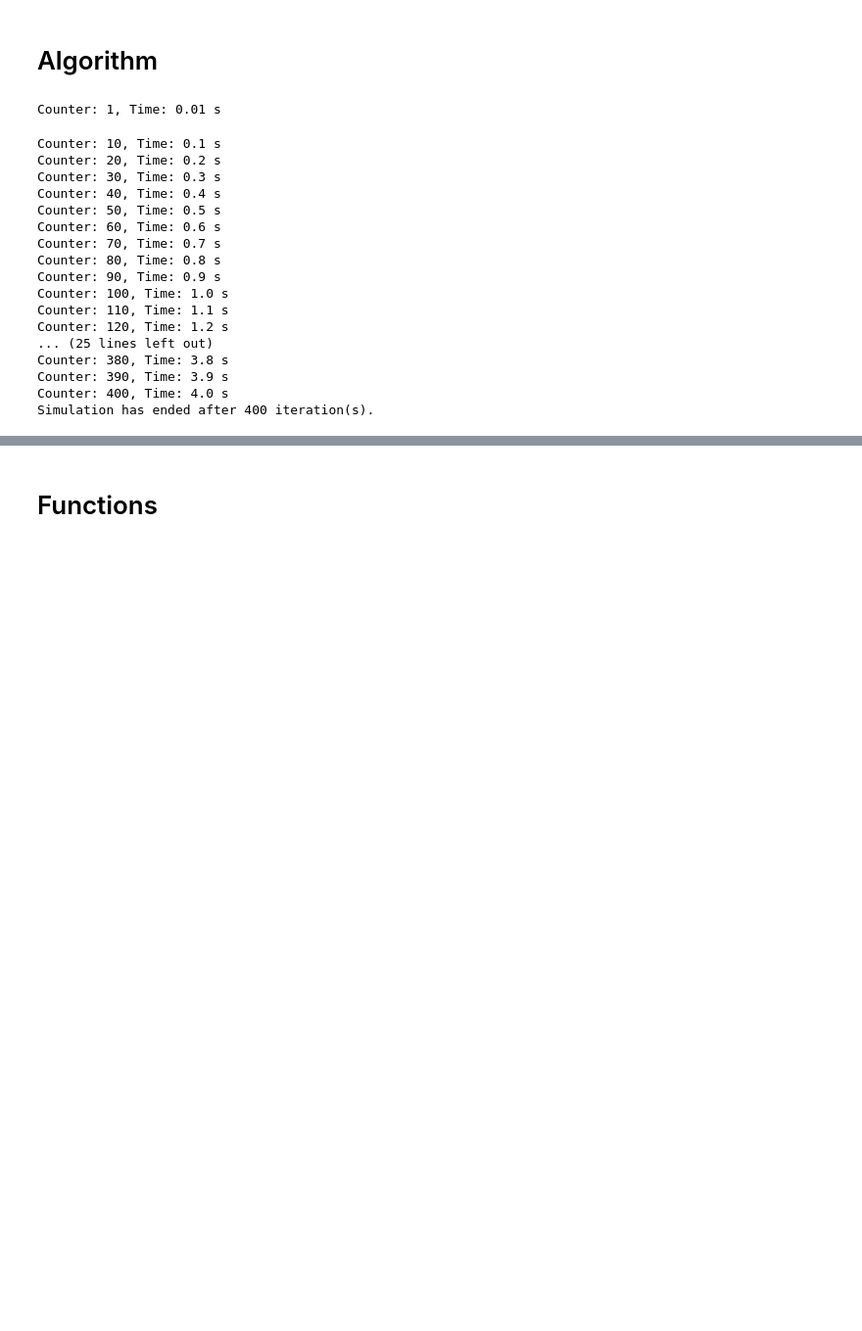
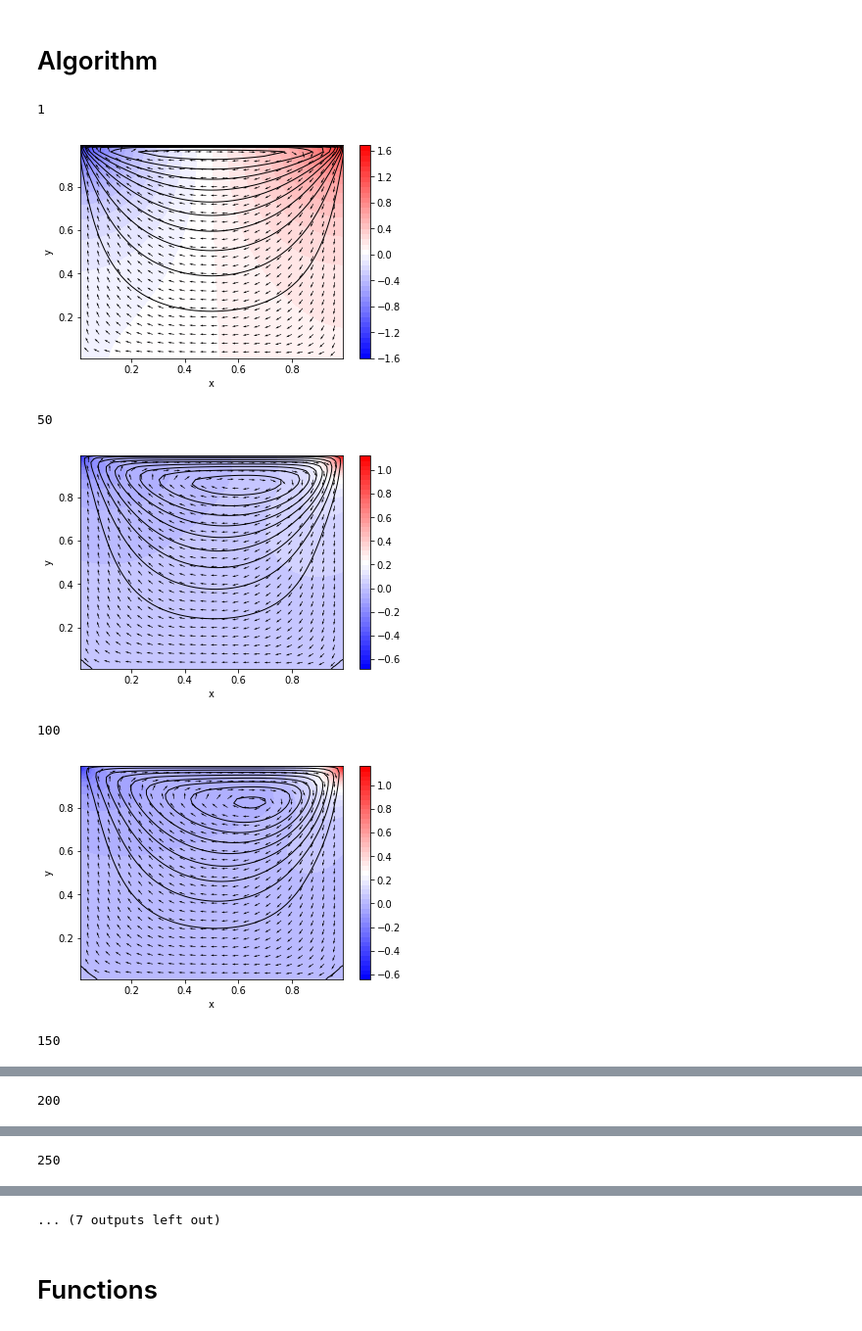
Before and after one commit to VHeusinkveld/2D_Incompressible_NV_Solver-CP4, a Jupyter notebook: navier_stokes.ipynb, the cells around one changed output, grey strips where cells are left out. Shown: that part at 98% size. Drawn from its saved outputs; the diff is of its cells as text; code cells hidden in the pictures; blank space fills up the shorter version.

```diff
--- a/navier_stokes.ipynb
+++ b/navier_stokes.ipynb
@@ -13,6 +13,8 @@ import scipy.sparse.linalg as spala
 
 from types import SimpleNamespace
 
+from constants import *
+
 # Initial conditions
 const = SimpleNamespace() # Proposal const -> cst
 par = SimpleNamespace()
@@ -25,12 +27,11 @@ const.ly = 1        # height of box
 const.nx = 50       # number of x-gridpoints
 const.ny = 50       # number of y-gridpoints
 const.nsteps = 10   # number of steps with graphic output
+const.lx = 1        # width of box
+const.ly = 1        # height of box
 
 const.rho_arrow = 20 # Density of arrows in quiver plot per unit length l
-const.rho_arrowx = int(np.max((np.round(const.nx/(const.rho_arrow*const.lx)), 1)))
-const.rho_arrowy = int(np.max((np.round(const.ny/(const.rho_arrow*const.ly)), 1)))
-const.nt = np.ceil(const.tf/const.dt)
-const.dt = const.tf/const.nt;
+const = constants(const)
 
 # Constuct grid
 const.x, const.y = np.linspace(0, const.lx, const.nx+1), np.linspace(0, const.ly, const.ny+1)
@@ -72,7 +73,7 @@ Lv = spa.eye((const.ny-1)*const.nx) + \
      spa.kron(laplace_m(const.ny-1, const.hy, 2), spa.eye(const.nx)))
 Lq = spa.kron(spa.eye(const.ny-1), laplace_m(const.nx-1, const.hx, 2)) +\
      spa.kron(laplace_m(const.ny-1, const.hy, 2), spa.eye(const.nx-1))
-np.shape(Lv)
+
 
 loop = True
 counter = 0
@@ -128,11 +129,14 @@ while loop:
     V = V - np.diff(P, n=1, axis=1)/const.hy*const.dt
 
     # Visualization
+    '''
     if counter%const.nsteps==0 or counter == 1:
         fig_counter += 1
         print('Counter: ' + str(counter) + ',', 'Time: ' + str(const.dt*counter) + ' s')
         plt.figure()
-
+    '''
+    if counter%50 == 0 or counter == 1:
+        print(counter)
         ## Pressure
         plt.contourf(const.X_ave, const.Y_ave, P.T, 50, cmap='bwr')
         plt.colorbar()
@@ -141,52 +145,41 @@ while loop:
         rhs = np.reshape((np.diff(U, n=1, axis=1)/const.hy-np.diff(V, n=1, axis=0)/const.hx),(-1,), order='F')/const.dt
         q = spala.spsolve(Lq, rhs)
         Q = np.zeros((const.nx+1,const.ny+1), dtype=float)
         Q[1:-1,1:-1] = np.reshape((q),(const.nx-1,const.ny-1), order='F')
         plt.contour(const.x, const.y, Q.T, 10, colors='k', linewidths=1)
 
         ## Velocity
         Ue = ave(np.vstack((uW, U, uE)).T, 'v')
         Ue = np.vstack((uS, Ue, uN))
         Ve = ave(np.vstack((vS, V.T, vN)).T, 'v')
         Ve = np.vstack((vW, Ve, vE)).T
         v_len = np.sqrt(Ue**2 + Ve**2)
         Ue[v_len!=0] = Ue[v_len!=0]/v_len[v_len!=0]
         Ve[v_len!=0] = Ve[v_len!=0]/v_len[v_len!=0]
         plt.quiver(const.x[::const.rho_arrowx],
                    const.y[::const.rho_arrowy],
                    Ue[::const.rho_arrowy,::const.rho_arrowx],
                    Ve[::const.rho_arrowy,::const.rho_arrowx])
 
 
         plt.xlabel('x')
         plt.ylabel('y')
         plt.xlim([np.min(const.X_ave), np.max(const.X_ave)])
         plt.ylim([np.min(const.Y_ave), np.max(const.Y_ave)])
-
+        plt.show()
         ## Save figures
-        fig_name = f'{fig_counter:04}' # Pad with zeros infront such that number has 4 digits
-        plt.savefig('./movie_images/' + fig_name, dpi=fig.dpi)
-        plt.close()
+        #fig_name = f'{fig_counter:04}' # Pad with zeros infront such that number has 4 digits
+        #plt.savefig('./movie_images/' + fig_name, dpi=fig.dpi)
+        #plt.close()
 
     if counter == np.ceil(const.tf/const.dt):
         loop = False
         print('Simulation has ended after ' + str(counter) + ' iteration(s).')
 # %% [output]
-Counter: 1, Time: 0.01 s
+1
+[figure, added]
-Counter: 10, Time: 0.1 s
-Counter: 20, Time: 0.2 s
-Counter: 30, Time: 0.3 s
-Counter: 40, Time: 0.4 s
-Counter: 50, Time: 0.5 s
-Counter: 60, Time: 0.6 s
-Counter: 70, Time: 0.7 s
-Counter: 80, Time: 0.8 s
-Counter: 90, Time: 0.9 s
-Counter: 100, Time: 1.0 s
-Counter: 110, Time: 1.1 s
-Counter: 120, Time: 1.2 s
-... (25 lines left out)
-Counter: 380, Time: 3.8 s
-Counter: 390, Time: 3.9 s
-Counter: 400, Time: 4.0 s
-Simulation has ended after 400 iteration(s).
+50
+[figure, added]
+100
+[figure, added]
+150
@@ -192,0 +187 @@ Simulation has ended after 400 iteration(s).
+200
@@ -192,0 +189 @@ Simulation has ended after 400 iteration(s).
+250
@@ -193,3 +191,4 @@ Simulation has ended after 400 iteration(s).
+... (7 outputs left out)
 # %% [markdown]
 # Functions
 # %%
```
Also changed, not shown: parts of 1 cell of this notebook, 6 other files.
